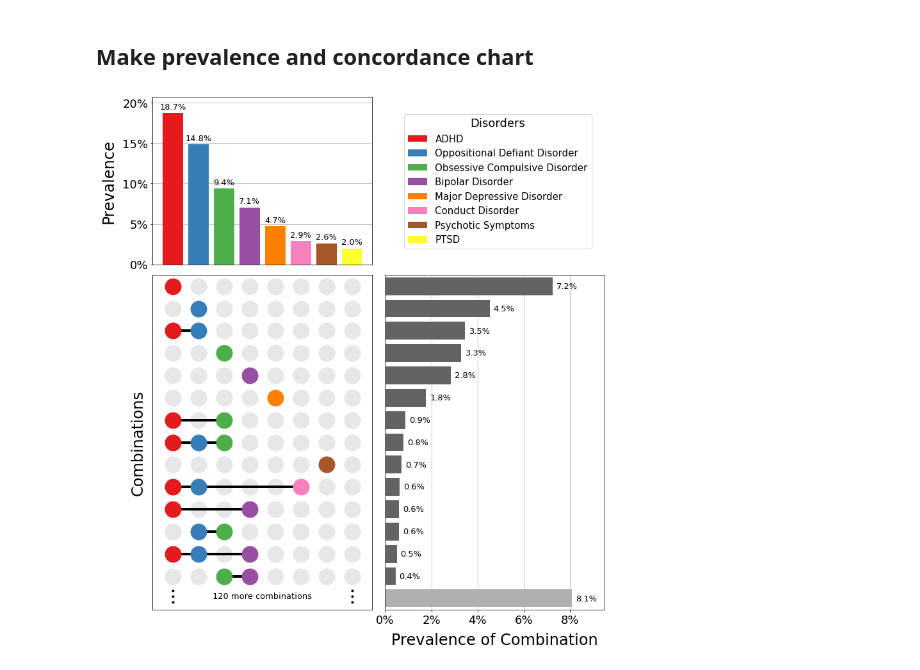
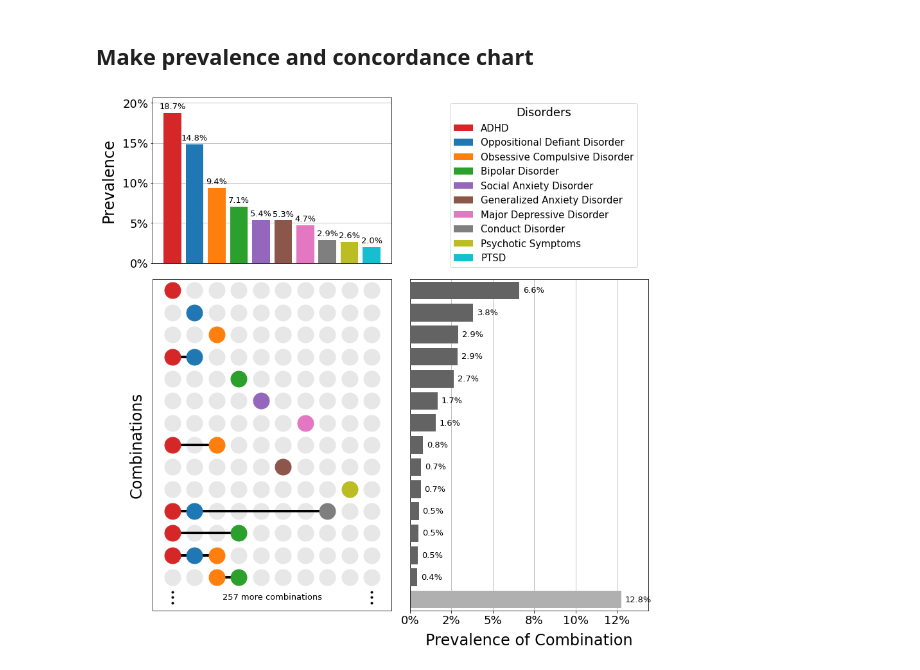
Before and after one commit to ai-med/abcd_study, a Jupyter notebook: notebooks/reports/0.1-sp-visualization.ipynb, the cells around one changed output. Drawn from its saved outputs; the diff is of its cells as text; code cells hidden in the pictures.

Commit message:
Update visualization of combinations
include generalized anxiety disorder and
social anxiety disorder

```diff
--- a/notebooks/reports/0.1-sp-visualization.ipynb
+++ b/notebooks/reports/0.1-sp-visualization.ipynb
@@ -15,6 +16,8 @@ from definitions import REPO_ROOT, PROCESSED_DATA_DIR, RAW_DATA_DIR, RESULTS_DIR
 # %%
 abcd_data = pd.read_csv(PROCESSED_DATA_DIR / 'abcd_data.csv')
-abcd_data = abcd_data.dropna()  # NaNs are dropped in the study in the RepeatedStratifiedKFoldDataloader
+abcd_data = abcd_data.dropna(
+    subset=var_names.all_brain_features.features + var_names.diagnoses.features + var_names.sociodem.features,
+)  # NaNs are dropped in the study in the RepeatedStratifiedKFoldDataloader
 # %%
 # Define plotting variables
 main_color = (0x63/255, 0x63/255, 0x63/255)
@@ -106,8 +109,10 @@ class PrevalencePlot:
 #         print(excluded_combs)
 #         print(combs.Peercent)
 
-        pal = sns.color_palette("Set1", n_colors=prevs.shape[0])
-        pal[5], pal[7] = pal[7], pal[5]  # swap colors
+        # pal = sns.color_palette("Set1", n_colors=prevs.shape[0])
+        # pal[5], pal[7] = pal[7], pal[5]  # swap colors
+        pal = Tableau_10.mpl_colors
+        pal = [pal[3]] + pal[:3] + pal[4:]
         color_inactive = (0xE7 / 255, 0xE7 / 255, 0xE7 / 255)
 
         x_coords = np.arange(prevs.shape[0], dtype=int)
@@ -147,7 +152,7 @@ class PrevalencePlot:
             legend_handles,
             legend_labels,
             loc="upper right",
-            bbox_to_anchor=(0.98, 0.975),
+            bbox_to_anchor=(0.98, 0.995),
             title="Disorders",
         )
 
@@ -252,11 +257,11 @@ class PrevalencePlot:
 # %%
 cp = PrevalencePlot(
     abcd_data[var_names.diagnoses.features],
     sort_by_prev=True
 )
 
-cp.plot_prevalance(max_patterns=14, figsize=(11, 12))
+cp.plot_prevalance(max_patterns=14, figsize=(12, 12))
 
-plt.savefig("combinations.pdf", transparent=True, bbox_inches="tight", dpi=300)
+plt.savefig("../../reports/figures/combinations.pdf", transparent=True, bbox_inches="tight", dpi=300)
 # %% [output]
-[figure, old version]
+[figure, new version]
```
Also changed, not shown: parts of 2 cells of this notebook.
